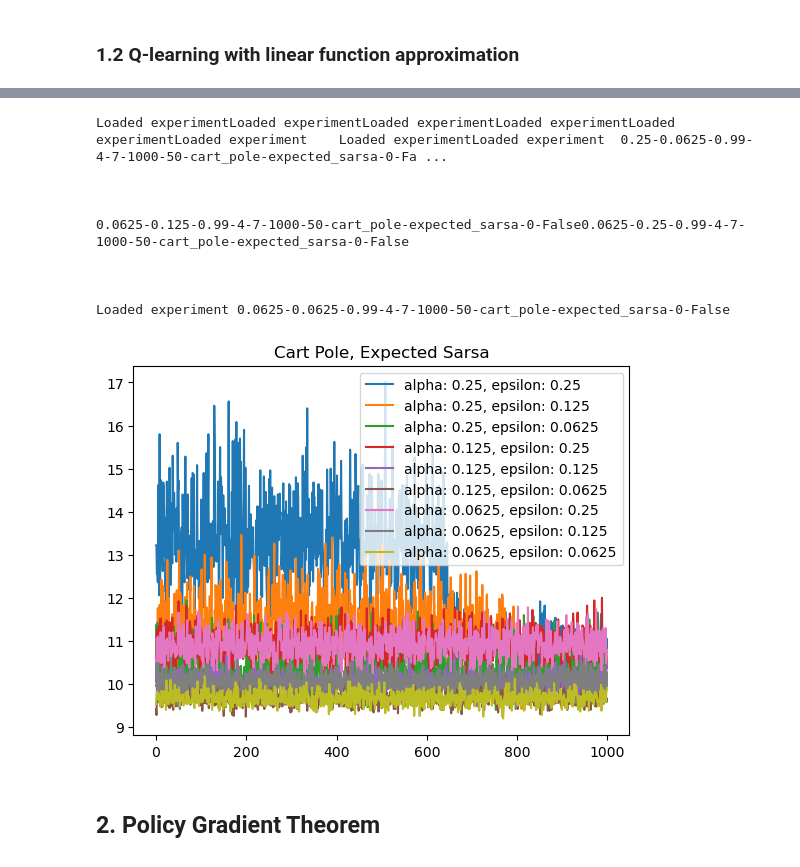
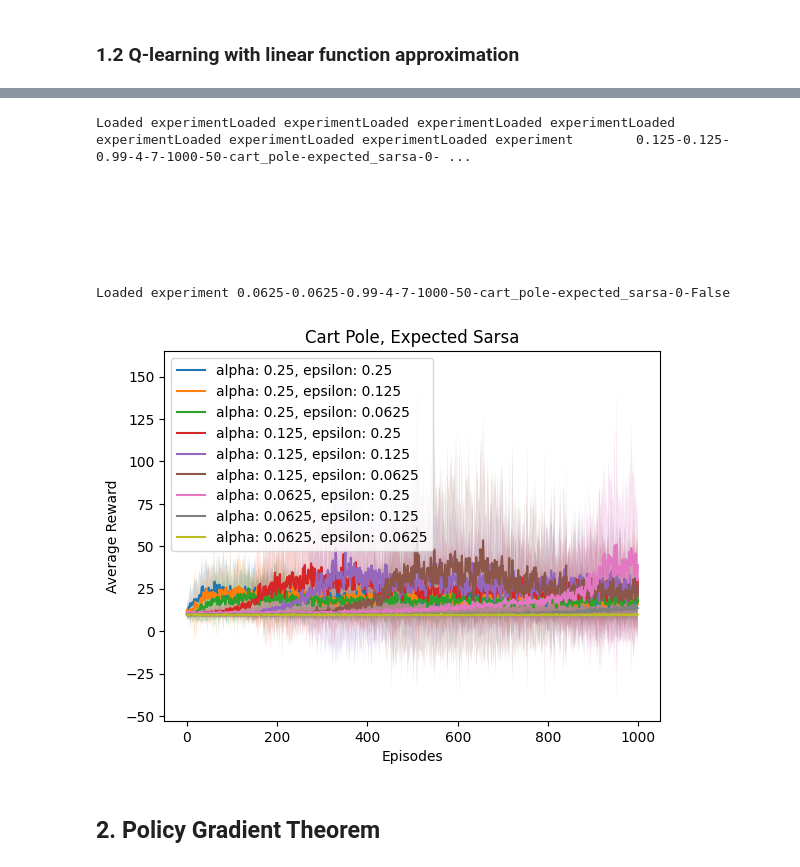
Before and after one commit to ryanreszetnik/COMP579, a Jupyter notebook: A3/COMP579_Assignment3.ipynb, the cells around one changed output, grey strips where cells are left out. Cells and saved outputs as stored; diff of their text form; code cells hidden in the pictures.

```diff
--- a/A3/COMP579_Assignment3.ipynb
+++ b/A3/COMP579_Assignment3.ipynb
@@ -77,7 +77,14 @@ class Q_Network():
         return x @ self.weights
 
     def backward(self, x, y_hat, lr):
-        self.weights = self.weights + lr * x.T @ (y_hat - x @ self.weights)
+        #print the shape of the matrices
+
+        loss = y_hat - x @ self.weights
+        #update the weights
+        self.weights = self.weights + lr * x.T @ loss
+
+
+        # self.weights = self.weights + lr * x.T @ (y_hat - x @ self.weights)
 
 
 #test the Q network to make sure it trains
@@ -170,7 +177,8 @@ class ExpectedSarsa:
         q_values = self.Q.forward(tile_coding_state)
         next_tile_coding_state = create_flat_tiling(self.env, self.num_tiles_per_tiling, self.num_tilings, s_prime)
         next_q_values = self.Q.forward(next_tile_coding_state)
-        expected_value = np.sum(next_q_values * (1 - self.epsilon) + self.epsilon / self.env.action_space.n)
+        expected_value = np.sum(next_q_values)/ self.env.action_space.n
+
         target = r + self.gamma * expected_value
         q_values[a] = q_values[a] + self.alpha * (target - q_values[a])
         self.Q.backward(tile_coding_state.reshape(1, -1), q_values.reshape(1, -1), self.alpha)
@@ -366,36 +381,41 @@ labels = []
 experiments = []
 for alpha in alphas:
     for epsilon in epsilons:
         params = {
             'alpha': alpha,
             'epsilon': epsilon,
             'isMountainCar': False,
             'algorithm': 'expected_sarsa'
         }
         experiments.append(params)
         labels.append("alpha: {}, epsilon: {}".format(alpha, epsilon))
 
 with multiprocess.Pool(processes=NUM_PROCESSES) as pool:
     results = pool.starmap(run_experiment, [
         (experiment['alpha'], experiment['epsilon'], experiment['isMountainCar'], experiment['algorithm']) for
         experiment in experiments])
 
 for result, label in zip(results, labels):
-    plt.plot(np.mean(result, axis=0), label=label)
+    mean_reward = np.mean(result, axis=0)
+    std_reward = np.std(result, axis=0)
+    plt.plot(mean_reward, label=label)
+    plt.fill_between(range(len(mean_reward)), mean_reward - std_reward, mean_reward + std_reward, alpha=0.2)
 
 plt.title("Cart Pole, Expected Sarsa")
+plt.xlabel("Episodes")
+plt.ylabel("Average Reward")
 plt.legend()
 plt.show()
 # %% [output]
-Loaded experimentLoaded experimentLoaded experimentLoaded experimentLoaded experimentLoaded experiment    Loaded experimentLoaded experiment  0.25-0.0625-0.99-4-7-1000-50-cart_pole-expected_sarsa-0-Fa ...
+Loaded experimentLoaded experimentLoaded experimentLoaded experimentLoaded experimentLoaded experimentLoaded experimentLoaded experiment        0.125-0.125-0.99-4-7-1000-50-cart_pole-expected_sarsa-0- ...
 
 
 
-0.0625-0.125-0.99-4-7-1000-50-cart_pole-expected_sarsa-0-False0.0625-0.25-0.99-4-7-1000-50-cart_pole-expected_sarsa-0-False
+
 
 
 
 Loaded experiment 0.0625-0.0625-0.99-4-7-1000-50-cart_pole-expected_sarsa-0-False
-[figure, old version]
+[figure, new version]
 # %% [markdown]
 ## 2. Policy Gradient Theorem
```
Also changed, not shown: parts of 13 cells of this notebook.
